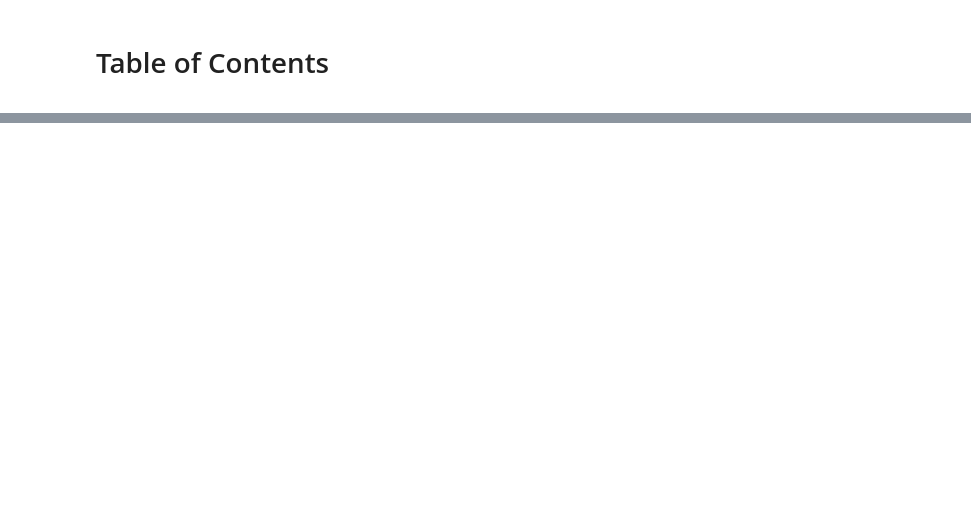
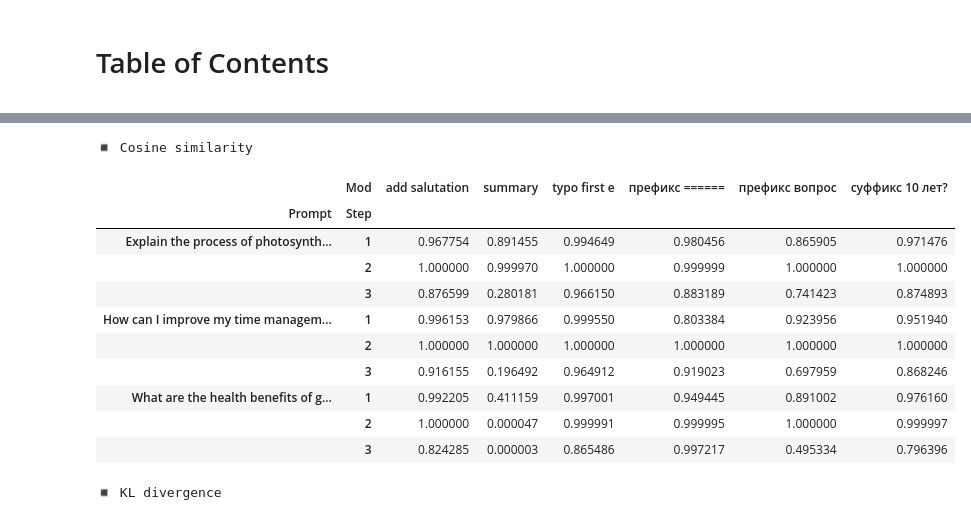
Before and after one commit to Chernobilsky/LLM_Sketches, a Jupyter notebook: analyse stability n stages and printing tokens.ipynb, the cells around one changed output, grey strips where cells are left out. Drawn from its saved outputs; the diff is of its cells as text; code cells hidden in the pictures; blank space fills up the shorter version.

Commit message:
Таблицы с токенами и вероятностями для разных промптов

```diff
--- a/analyse stability n stages and printing tokens.ipynb
+++ b/analyse stability n stages and printing tokens.ipynb
@@ -217,0 +340,41 @@ Step 3
+# %%
+df = pd.DataFrame(records)
+# %%
+# (1) глобальная настройка вывода -----------------
+pd.set_option("display.max_columns", None)   # показывать все колонки
+# ----- 1. Cosine ------------------------------------------------
+cos_df = df.pivot_table(
+    index   = ["Prompt", "Step"],     # мульти‑индекс: промпт → шаг
+    columns = "Mod",                  # колонки — модификации
+    values  = "Cos"                   # берём только Cos
+).sort_index()
+
+# ----- 2. KL ----------------------------------------------------
+kl_df = df.pivot_table(
+    index   = ["Prompt", "Step"],
+    columns = "Mod",
+    values  = "KL"
+).sort_index()
+
+# ----- 3. Печать ------------------------------------------------
+from IPython.display import display
+
+print("◾️ Cosine similarity")
+display(cos_df)
+
+print("\n◾️ KL divergence")
+display(kl_df)
+# %% [output]
+◾️ Cosine similarity
+|  | Mod | add salutation | summary | typo first e | префикс ====== | префикс вопрос | суффикс 10 лет? |
+| Prompt | Step |  |  |  |  |  |  |
+| Explain the process of photosynth... | 1 | 0.967754 | 0.891455 | 0.994649 | 0.980456 | 0.865905 | 0.971476 |
+|  | 2 | 1.000000 | 0.999970 | 1.000000 | 0.999999 | 1.000000 | 1.000000 |
+|  | 3 | 0.876599 | 0.280181 | 0.966150 | 0.883189 | 0.741423 | 0.874893 |
+| How can I improve my time managem... | 1 | 0.996153 | 0.979866 | 0.999550 | 0.803384 | 0.923956 | 0.951940 |
+|  | 2 | 1.000000 | 1.000000 | 1.000000 | 1.000000 | 1.000000 | 1.000000 |
+|  | 3 | 0.916155 | 0.196492 | 0.964912 | 0.919023 | 0.697959 | 0.868246 |
+| What are the health benefits of g... | 1 | 0.992205 | 0.411159 | 0.997001 | 0.949445 | 0.891002 | 0.976160 |
+|  | 2 | 1.000000 | 0.000047 | 0.999991 | 0.999995 | 1.000000 | 0.999997 |
+|  | 3 | 0.824285 | 0.000003 | 0.865486 | 0.997217 | 0.495334 | 0.796396 |
+◾️ KL divergence
```
Also changed, not shown: parts of 13 cells of this notebook.
